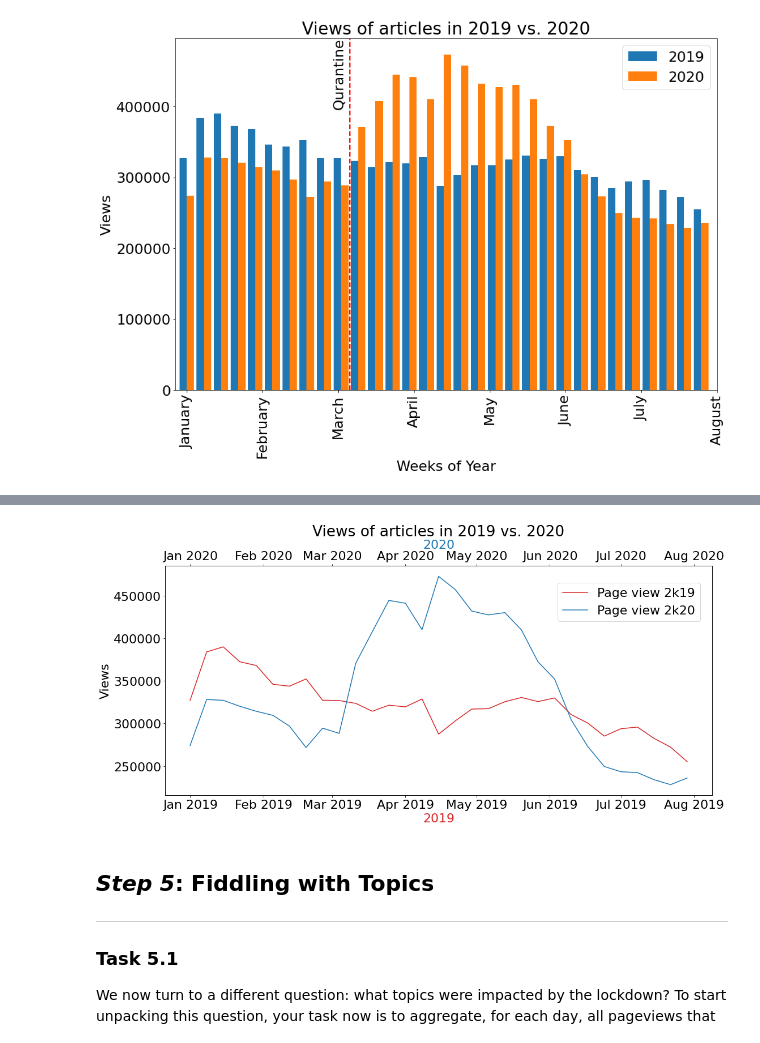
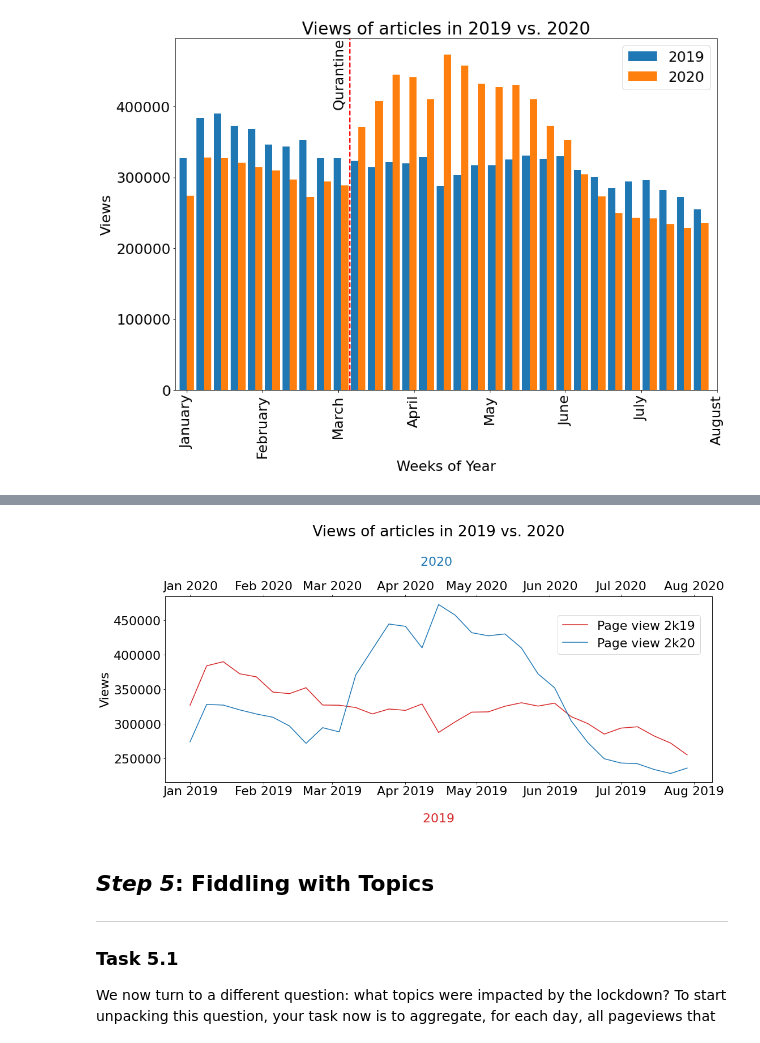
Before and after one commit to alec-flowers/ada-2020-homework1-pandas-pied, a Jupyter notebook: 01 - Pandas Data Wrangling and Data Viz/hw1.ipynb, the cells around one changed output, grey strips where cells are left out. Cells and saved outputs as stored; diff of their text form; code cells hidden in the pictures.

```diff
--- a/01 - Pandas Data Wrangling and Data Viz/hw1.ipynb
+++ b/01 - Pandas Data Wrangling and Data Viz/hw1.ipynb
@@ -648,38 +628,38 @@ tot_view_2019_2020_by_week
 fig_both, ax_both = plt.subplots(figsize=(16,8))
 color = 'tab:red'
 ax_both.plot(tot_view_2019_2020_by_week['Date'],tot_view_2019_2020_by_week['views_2019'], color=color)
-ax_both.set_xlabel('2019', color=color)
+ax_both.set_xlabel('\n 2019 ', color=color)
 ax2 = ax_both.twiny()  # instantiate a second axes that shares the same x-axis
 color = 'tab:blue'
 ax2.plot(tot_view_2019_2020_by_week['Date'],tot_view_2019_2020_by_week['views_2020'], color=color)
-ax2.set_xlabel('2020',color=color)
+ax2.set_xlabel('2020 \n',color=color)
 ax_both.set_xticklabels(pd.date_range(start='2019-01',end= '2019-09',freq='1M').strftime('%b %Y'))
 ax2.set_xticklabels(pd.date_range(start='2020-01',end= '2020-09',freq='1M').strftime('%b %Y'))
 ax_both.set_ylabel("Views")
-ax2.set_title("Views of articles in 2019 vs. 2020",)
-fig_both.legend(["Page view 2k19","Page view 2k20"],bbox_to_anchor=(0.95, 0.8))
+ax2.set_title(" Views of articles in 2019 vs. 2020 \n",)
+fig_both.legend(["Page view 2k19","Page view 2k20"],bbox_to_anchor=(0.95, 0.7))
 fig_both.tight_layout()  # otherwise the right y-label is slightly clipped
 plt.show()
 # add the line plot here:
 
 #fig_both, ax_both = plt.subplots(figsize=(15, 10))
 #tot_view_2019_2020_by_week.plot(ax=ax_both,
 #                                x='Date',
 #                                y=['views_2019','views_2020'],
 #                                width=0.85)
 #
 #ax_both.set_xticks(np.arange(0,33,4.42))
 #ax_both.set_xticklabels(pd.date_range(start='2020-01-01',
 #                                      periods=len(np.arange(0,33,4.42)),
 #                                      freq='1M').strftime('%B'))
 #ax_both.set_xlabel("Weeks of Year")
 #ax_both.set_ylabel("Views")
 #ax_both.legend(["2019","2020"])
 #ax_both.axvline(9.5, color='r', linestyle='--', lw=2)
 #ax_both.text(8.5,4e5,'Qurantine',rotation=90)
 #ax_both.set_title("Views of articles in 2019 vs. 2020")
 # %% [output]
-[figure, old version]
+[figure, new version]
 # %%
 ### ~ 4.2.2
 ### Your text here! ###
```
Also changed, not shown: parts of 1 cell of this notebook.
